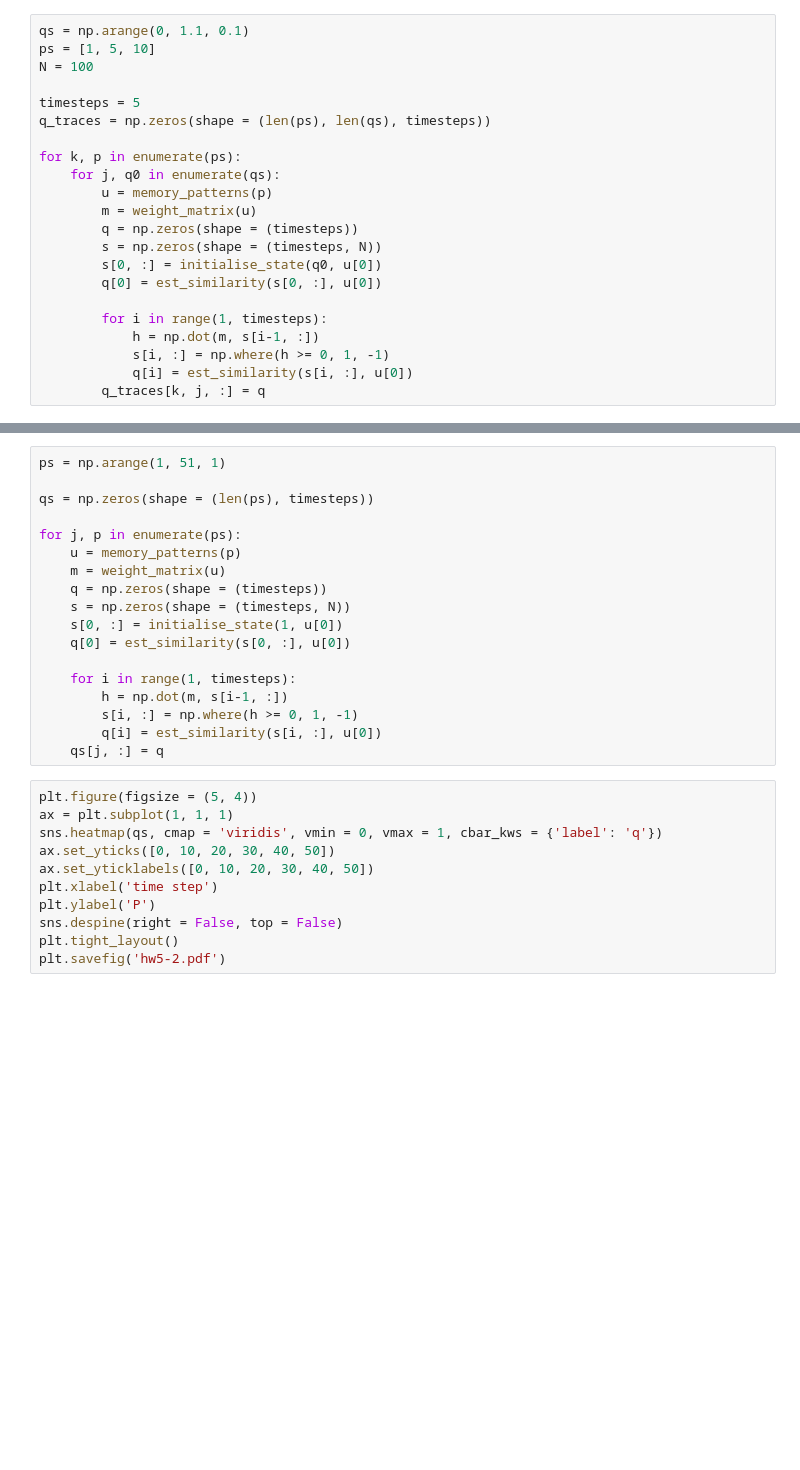
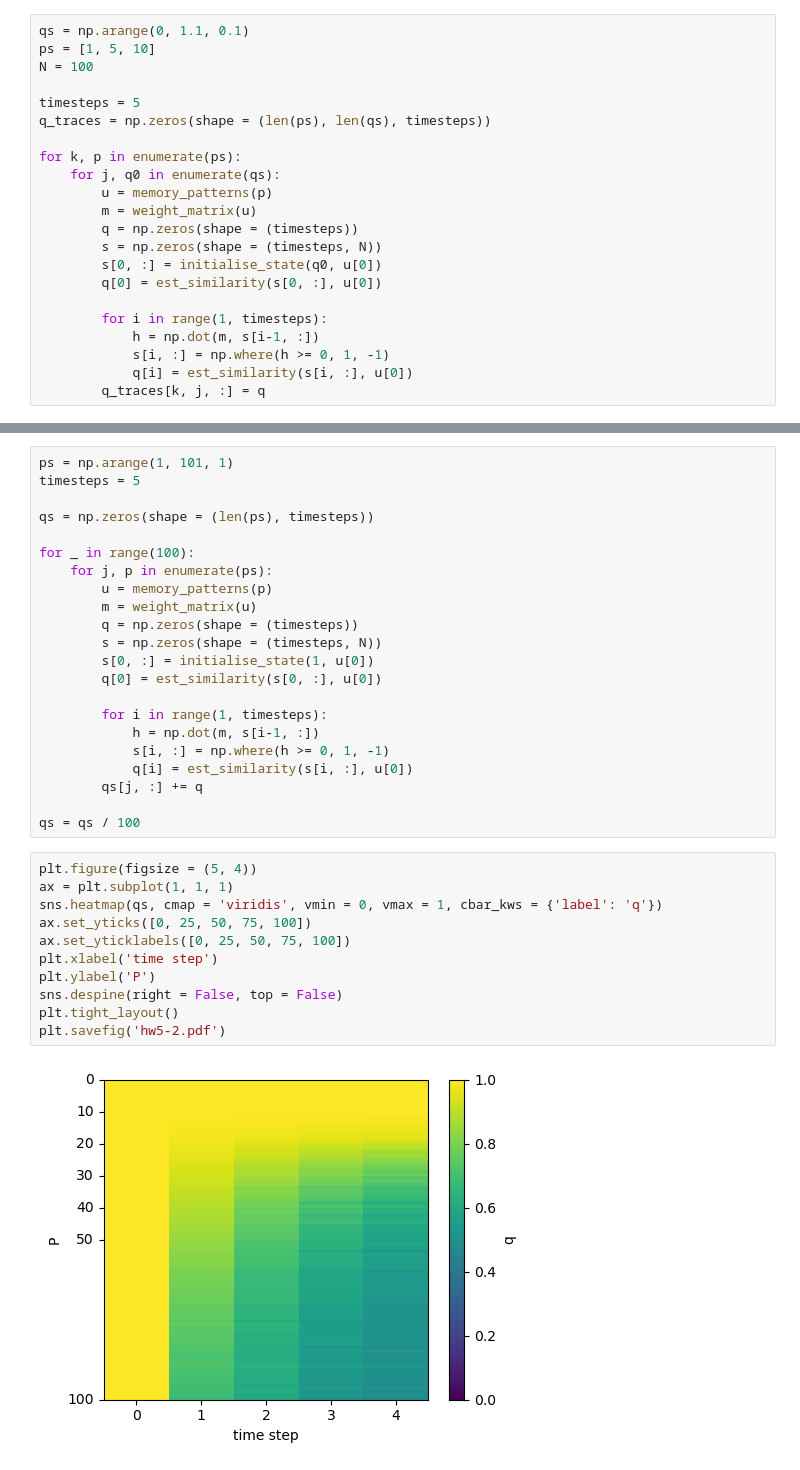
Before and after one commit to anuj-sp/cnt, a Jupyter notebook: homework5/hw5.ipynb, the cells around one changed output, grey strips where cells are left out. Cells and saved outputs as stored; diff of their text form; blank space fills up the shorter version.

```diff
--- a/homework5/hw5.ipynb
+++ b/homework5/hw5.ipynb
@@ -94,29 +96,35 @@ plt.savefig('hw5-1.pdf')
 # %%
-ps = np.arange(1, 51, 1)
+ps = np.arange(1, 101, 1)
+timesteps = 5
 
 qs = np.zeros(shape = (len(ps), timesteps))
 
-for j, p in enumerate(ps):
-    u = memory_patterns(p)
-    m = weight_matrix(u)
-    q = np.zeros(shape = (timesteps))
-    s = np.zeros(shape = (timesteps, N))
-    s[0, :] = initialise_state(1, u[0])
-    q[0] = est_similarity(s[0, :], u[0])
+for _ in range(100):
+    for j, p in enumerate(ps):
+        u = memory_patterns(p)
+        m = weight_matrix(u)
+        q = np.zeros(shape = (timesteps))
+        s = np.zeros(shape = (timesteps, N))
+        s[0, :] = initialise_state(1, u[0])
+        q[0] = est_similarity(s[0, :], u[0])
 
-    for i in range(1, timesteps):
-        h = np.dot(m, s[i-1, :])
-        s[i, :] = np.where(h >= 0, 1, -1)
-        q[i] = est_similarity(s[i, :], u[0])
-    qs[j, :] = q
+        for i in range(1, timesteps):
+            h = np.dot(m, s[i-1, :])
+            s[i, :] = np.where(h >= 0, 1, -1)
+            q[i] = est_similarity(s[i, :], u[0])
+        qs[j, :] += q
+
+qs = qs / 100
 # %%
 plt.figure(figsize = (5, 4))
 ax = plt.subplot(1, 1, 1)
 sns.heatmap(qs, cmap = 'viridis', vmin = 0, vmax = 1, cbar_kws = {'label': 'q'})
-ax.set_yticks([0, 10, 20, 30, 40, 50])
-ax.set_yticklabels([0, 10, 20, 30, 40, 50])
+ax.set_yticks([0, 25, 50, 75, 100])
+ax.set_yticklabels([0, 25, 50, 75, 100])
 plt.xlabel('time step')
 plt.ylabel('P')
 sns.despine(right = False, top = False)
 plt.tight_layout()
 plt.savefig('hw5-2.pdf')
+# %% [output]
+[figure, added]
```
Also changed, not shown: parts of 1 cell of this notebook, 2 other files.
